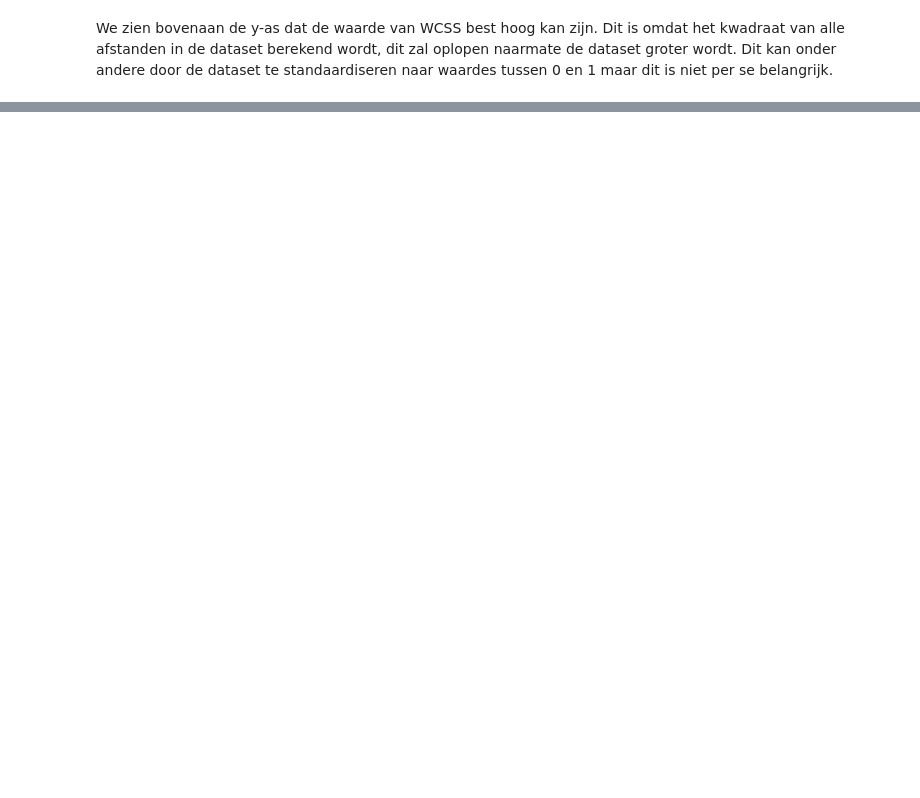
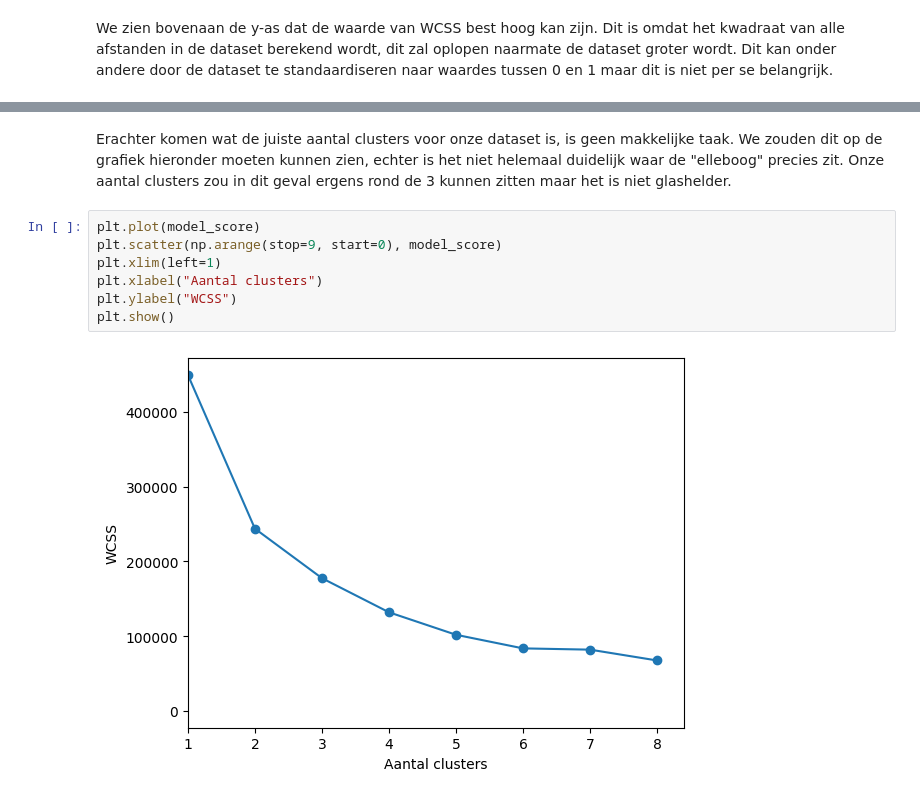
Before and after one commit to JBierenbroodspot/ipass-23-24, a Jupyter notebook: notebook/error.ipynb, the cells around one changed output, grey strips where cells are left out. Cells and saved outputs as stored; diff of their text form; blank space fills up the shorter version.

```diff
--- a/notebook/error.ipynb
+++ b/notebook/error.ipynb
@@ -111,0 +139,15 @@ standaardiseren naar waardes tussen 0 en 1 maar dit is niet per se belangrijk.
+# %% [markdown]
+Erachter komen wat de juiste aantal clusters voor onze dataset is, is geen
+makkelijke taak. We zouden dit op de grafiek hieronder moeten kunnen zien,
+echter is het niet helemaal duidelijk waar de "elleboog" precies zit. Onze
+aantal clusters zou in dit geval ergens rond de 3 kunnen zitten maar het is niet
+glashelder.
+# %%
+plt.plot(model_score)
+plt.scatter(np.arange(stop=9, start=0), model_score)
+plt.xlim(left=1)
+plt.xlabel("Aantal clusters")
+plt.ylabel("WCSS")
+plt.show()
+# %% [output]
+[figure, added]
```
Also changed, not shown: parts of 7 cells of this notebook.
